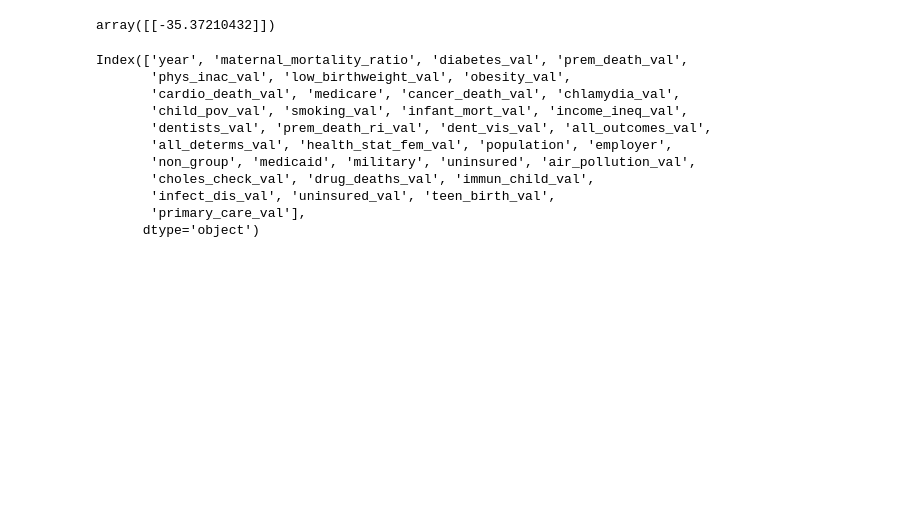
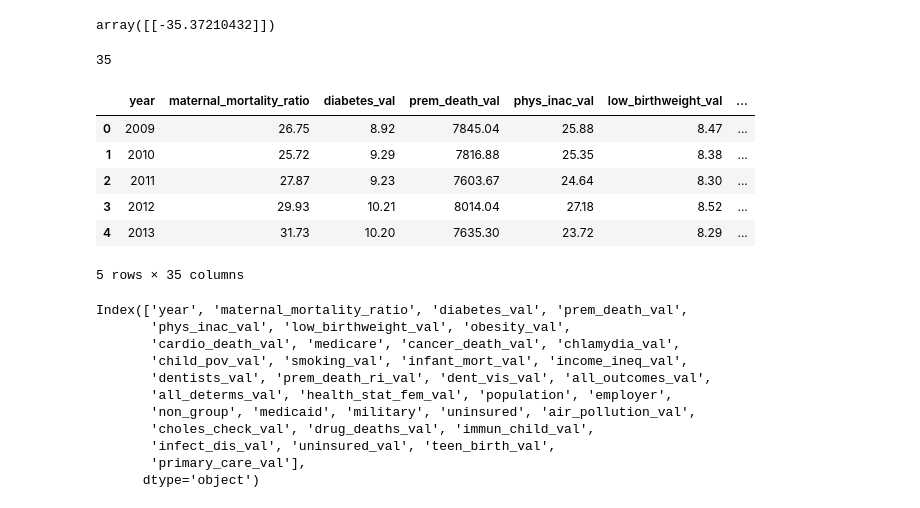
Before and after one commit to abpuccini/maternal-mortality-project, a Jupyter notebook: machine_learning/model_testing/model_integrated_app.ipynb, the cells around one changed output. Saved outputs shown, nothing was run; the diff lists cells and outputs as text; code cells hidden in the pictures; blank space fills up the shorter version.

```diff
--- a/machine_learning/model_testing/model_integrated_app.ipynb
+++ b/machine_learning/model_testing/model_integrated_app.ipynb
@@ -121,4 +117,18 @@ predicted_mmr
 # 32.11739427
 # %% [output]
 array([[-35.37210432]])
+# %%
+data = pd.read_csv(
+        "../Resources/combined_avg_2009_2019.csv")
+print(len(data.columns))
+data.head()
+# %% [output]
+35
+|  | year | maternal_mortality_ratio | diabetes_val | prem_death_val | phys_inac_val | low_birthweight_val | ... |
+| 0 | 2009 | 26.75 | 8.92 | 7845.04 | 25.88 | 8.47 | ... |
+| 1 | 2010 | 25.72 | 9.29 | 7816.88 | 25.35 | 8.38 | ... |
+| 2 | 2011 | 27.87 | 9.23 | 7603.67 | 24.64 | 8.30 | ... |
+| 3 | 2012 | 29.93 | 10.21 | 8014.04 | 27.18 | 8.52 | ... |
+| 4 | 2013 | 31.73 | 10.20 | 7635.30 | 23.72 | 8.29 | ... |
+5 rows × 35 columns
 # %%
```
Also changed, not shown: parts of 9 cells of this notebook, 3 other files.
